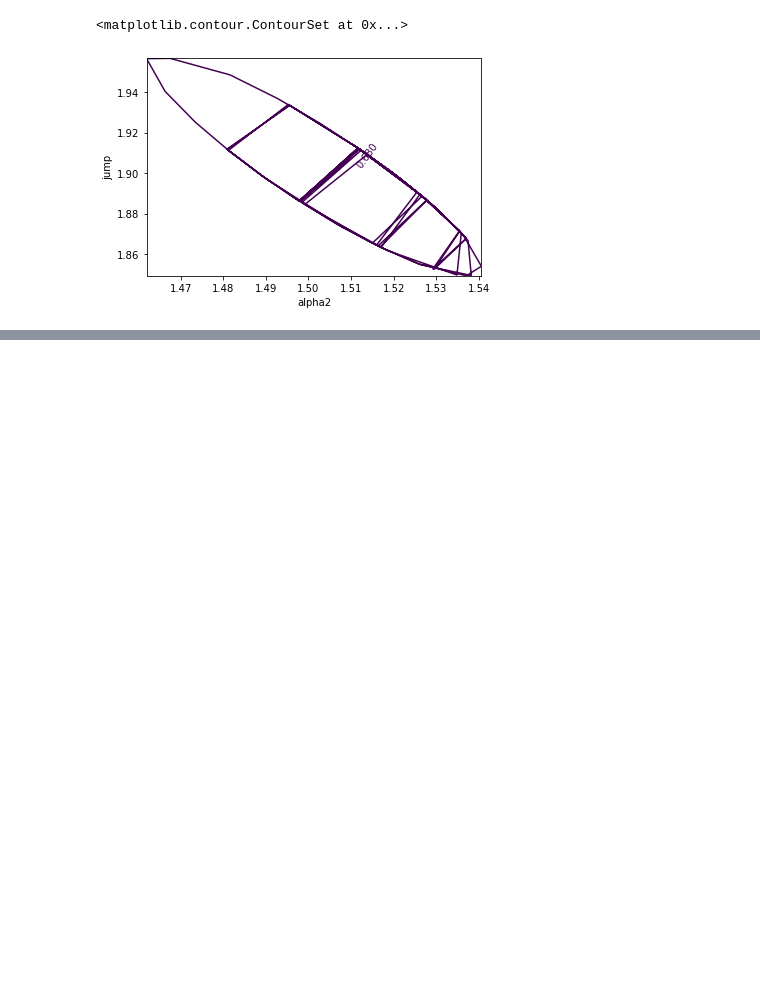
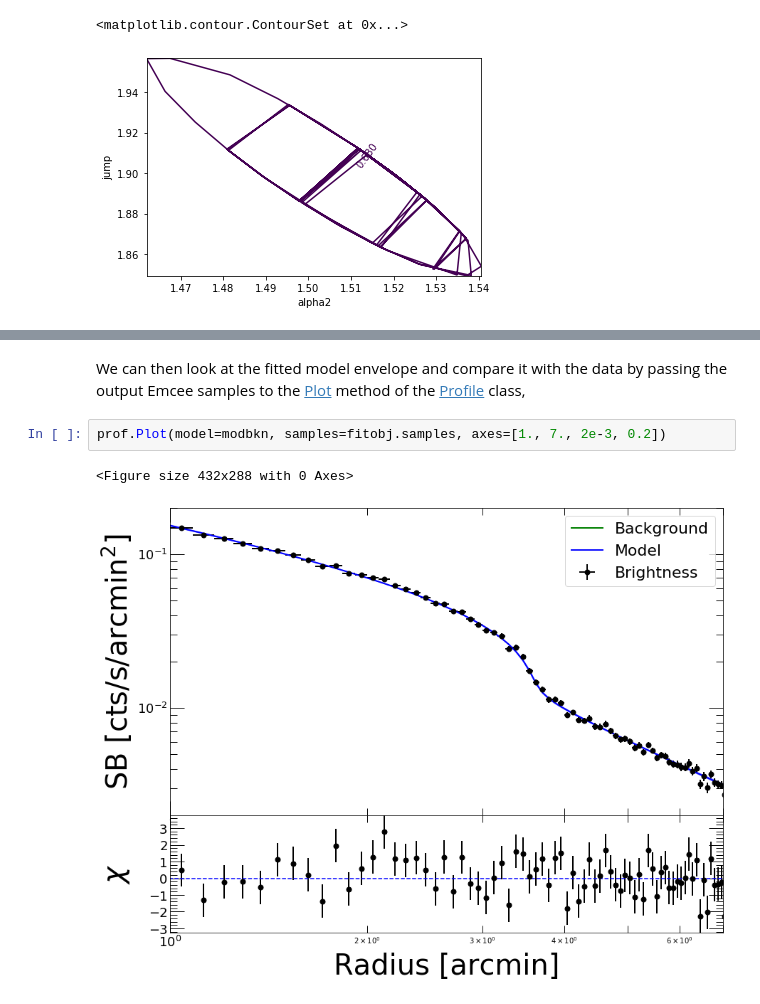
Before and after one commit to domeckert/pyproffit, a Jupyter notebook: docs/source/Discontinuities.ipynb, the cells around one changed output, grey strips where cells are left out. Drawn from its saved outputs; the diff is of its cells as text; blank space fills up the shorter version.

```diff
--- a/docs/source/Discontinuities.ipynb
+++ b/docs/source/Discontinuities.ipynb
@@ -292,0 +322,7 @@ fitobj.minuit.draw_mncontour('alpha2', 'jump')
+# %% [markdown]
+We can then look at the fitted model envelope and compare it with the data by passing the output Emcee samples to the [Plot](https://pyproffit.readthedocs.io/en/latest/pyproffit.html#pyproffit.profextract.Profile.Plot) method of the [Profile](https://pyproffit.readthedocs.io/en/latest/pyproffit.html#pyproffit.profextract.Profile) class,
+# %%
+prof.Plot(model=modbkn, samples=fitobj.samples, axes=[1., 7., 2e-3, 0.2])
+# %% [output]
+<Figure size 432x288 with 0 Axes>
+[figure, added]
```
Also changed, not shown: parts of 10 cells of this notebook.
